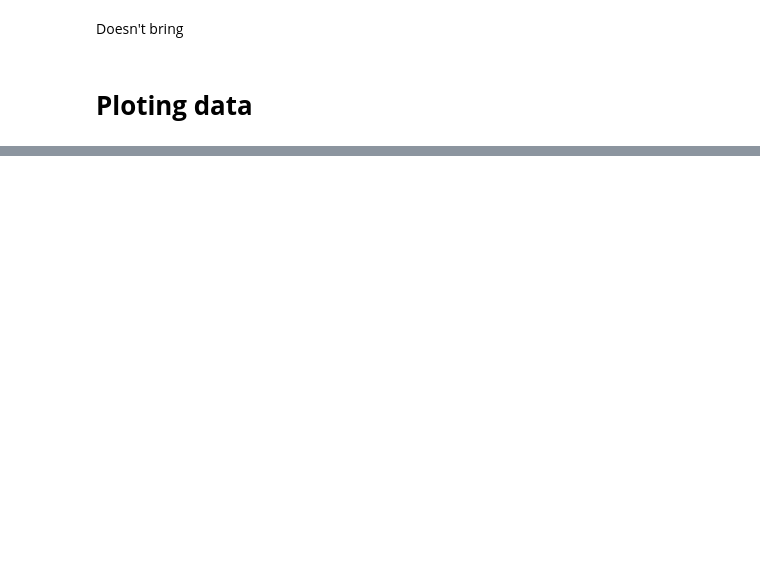
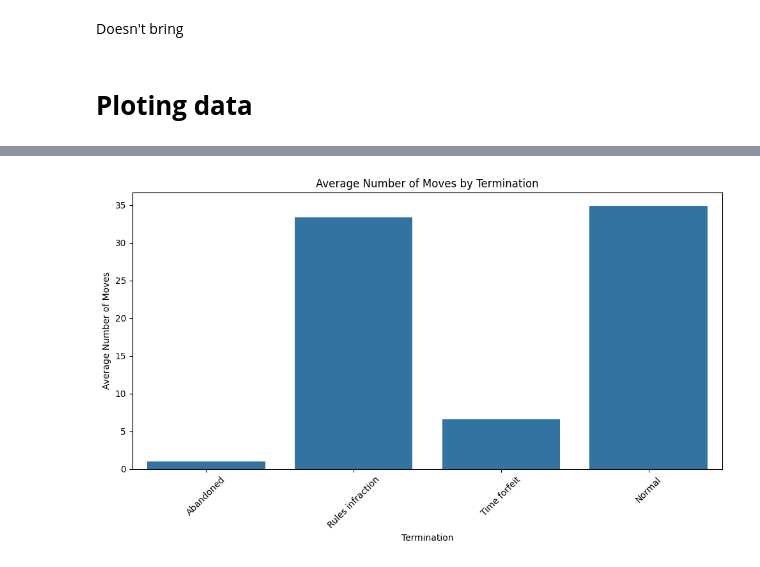
Before and after one commit to Alisizationed/sigmoid_homeworks, a Jupyter notebook: hw_20_dask/Sigmoid_HW_20.ipynb, the cells around one changed output, grey strips where cells are left out. Cells and saved outputs as stored; diff of their text form; code cells hidden in the pictures; blank space fills up the shorter version.

```diff
--- a/hw_20_dask/Sigmoid_HW_20.ipynb
+++ b/hw_20_dask/Sigmoid_HW_20.ipynb
@@ -223,0 +265,13 @@ plt.show()
+# %%
+grouped_data = ddf.groupby(["Termination"])['Number_of_Moves'].mean().compute()
+
+plt.figure(figsize=(10, 6))
+sns.barplot(x=['Abandoned', 'Rules infraction', 'Time forfeit', 'Normal'], y=grouped_data.values)
+plt.title('Average Number of Moves by Termination')
+plt.xlabel('Termination')
+plt.ylabel('Average Number of Moves')
+plt.xticks(rotation=45)
+plt.tight_layout()
+plt.show()
+# %% [output]
+[figure, added]
```
Also changed, not shown: parts of 27 cells of this notebook.
